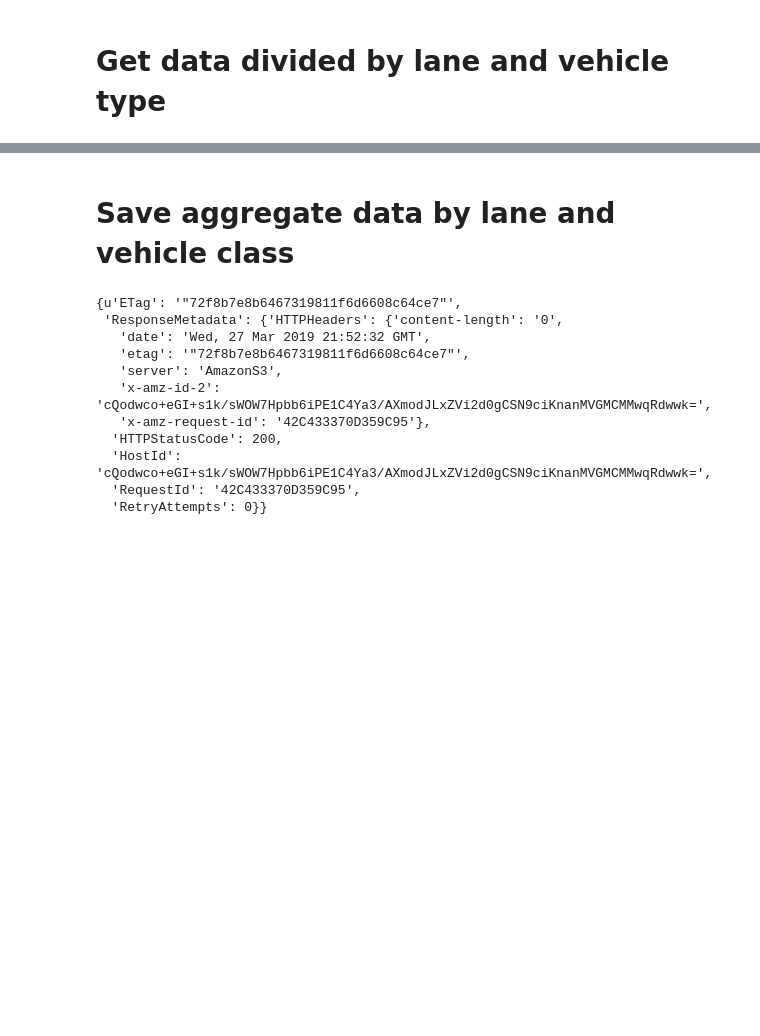
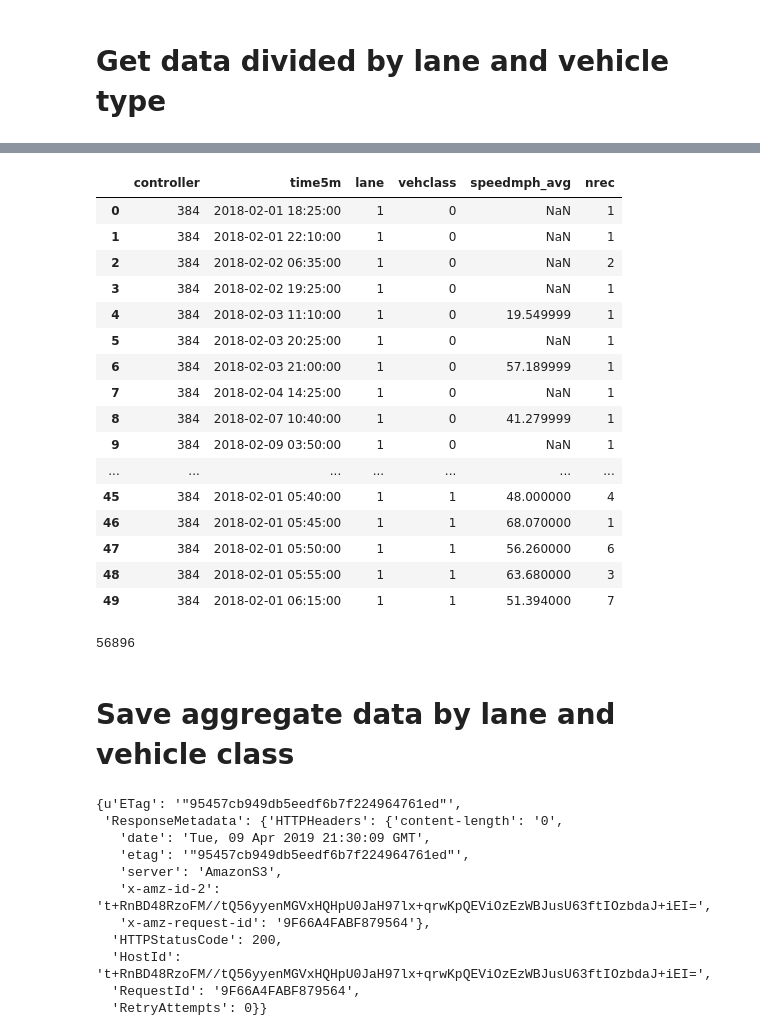
Before and after one commit to Apoorb/Hive-SDC, a Jupyter notebook: VolDatFromUnprocessedSpd-Hive.ipynb, the cells around one changed output, grey strips where cells are left out. Saved outputs shown, nothing was run; the diff lists cells and outputs as text; code cells hidden in the pictures; blank space fills up the shorter version.

```diff
--- a/VolDatFromUnprocessedSpd-Hive.ipynb
+++ b/VolDatFromUnprocessedSpd-Hive.ipynb
@@ -209,19 +233,53 @@ Vol_dat3.head()
+# %%
+start_date='2018-02-01'
+end_date='2018-02-28'
+q1='''SELECT controller, FROM_UNIXTIME(CEILING(UNIX_TIMESTAMP(mountain)/300)*300) AS Time5M, lane, vehclass, AVG(speedmph) AS speedmph_avg, count(*) AS NRec
+    FROM wydot_speed_unprocessed
+    WHERE mountain between '{}' AND '{}' AND controller = 384
+    GROUP BY controller, lane, vehclass,FROM_UNIXTIME(CEILING(UNIX_TIMESTAMP(mountain)/300)*300)'''.format(start_date,end_date)
+cursor.execute(q1)
+volDebug=as_pandas(cursor)
+# %%
+volDebug.head(50)
+# %% [output]
+|  | controller | time5m | lane | vehclass | speedmph_avg | nrec |
+| 0 | 384 | 2018-02-01 18:25:00 | 1 | 0 | NaN | 1 |
+| 1 | 384 | 2018-02-01 22:10:00 | 1 | 0 | NaN | 1 |
+| 2 | 384 | 2018-02-02 06:35:00 | 1 | 0 | NaN | 2 |
+| 3 | 384 | 2018-02-02 19:25:00 | 1 | 0 | NaN | 1 |
+| 4 | 384 | 2018-02-03 11:10:00 | 1 | 0 | 19.549999 | 1 |
+| 5 | 384 | 2018-02-03 20:25:00 | 1 | 0 | NaN | 1 |
+| 6 | 384 | 2018-02-03 21:00:00 | 1 | 0 | 57.189999 | 1 |
+| 7 | 384 | 2018-02-04 14:25:00 | 1 | 0 | NaN | 1 |
+| 8 | 384 | 2018-02-07 10:40:00 | 1 | 0 | 41.279999 | 1 |
+| 9 | 384 | 2018-02-09 03:50:00 | 1 | 0 | NaN | 1 |
+| ... | ... | ... | ... | ... | ... | ... |
+| 45 | 384 | 2018-02-01 05:40:00 | 1 | 1 | 48.000000 | 4 |
+| 46 | 384 | 2018-02-01 05:45:00 | 1 | 1 | 68.070000 | 1 |
+| 47 | 384 | 2018-02-01 05:50:00 | 1 | 1 | 56.260000 | 6 |
+| 48 | 384 | 2018-02-01 05:55:00 | 1 | 1 | 63.680000 | 3 |
+| 49 | 384 | 2018-02-01 06:15:00 | 1 | 1 | 51.394000 | 7 |
+# %%
+import numpy as np
+np.sum(np.isnan(Vol_dat3['t1.speedmph_avg']))
+# %% [output]
+56896
 # %% [markdown]
 # Save aggregate data by lane and vehicle class
 # %%
 csv_buffer=StringIO()
 Vol_dat3.to_csv(csv_buffer,sep=",",index=False)
 s3=boto3.resource('s3')
-s3.Object('prod-sdc-tti-911061262852-us-east-1-bucket','abibeka/Vol_dat_Ln_Cls.csv').put(Body=csv_buffer.getvalue())
+s3.Object('prod-sdc-tti-911061262852-us-east-1-bucket','abibeka/Data/Feb2018HiveVolDat_Ln_Cls.csv').put(Body=csv_buffer.getvalue())
 # %% [output]
-{u'ETag': '"72f8b7e8b6467319811f6d6608c64ce7"',
+{u'ETag': '"95457cb949db5eedf6b7f224964761ed"',
  'ResponseMetadata': {'HTTPHeaders': {'content-length': '0',
-   'date': 'Wed, 27 Mar 2019 21:52:32 GMT',
-   'etag': '"72f8b7e8b6467319811f6d6608c64ce7"',
+   'date': 'Tue, 09 Apr 2019 21:30:09 GMT',
+   'etag': '"95457cb949db5eedf6b7f224964761ed"',
    'server': 'AmazonS3',
-   'x-amz-id-2': 'cQodwco+eGI+s1k/sWOW7Hpbb6iPE1C4Ya3/AXmodJLxZVi2d0gCSN9ciKnanMVGMCMMwqRdwwk=',
-   'x-amz-request-id': '42C433370D359C95'},
+   'x-amz-id-2': 't+RnBD48RzoFM//tQ56yyenMGVxHQHpU0JaH97lx+qrwKpQEViOzEzWBJusU63ftIOzbdaJ+iEI=',
+   'x-amz-request-id': '9F66A4FABF879564'},
   'HTTPStatusCode': 200,
-  'HostId': 'cQodwco+eGI+s1k/sWOW7Hpbb6iPE1C4Ya3/AXmodJLxZVi2d0gCSN9ciKnanMVGMCMMwqRdwwk=',
-  'RequestId': '42C433370D359C95',
+  'HostId': 't+RnBD48RzoFM//tQ56yyenMGVxHQHpU0JaH97lx+qrwKpQEViOzEzWBJusU63ftIOzbdaJ+iEI=',
+  'RequestId': '9F66A4FABF879564',
   'RetryAttempts': 0}}
```
Also changed, not shown: parts of 9 cells of this notebook, 3 other files.
